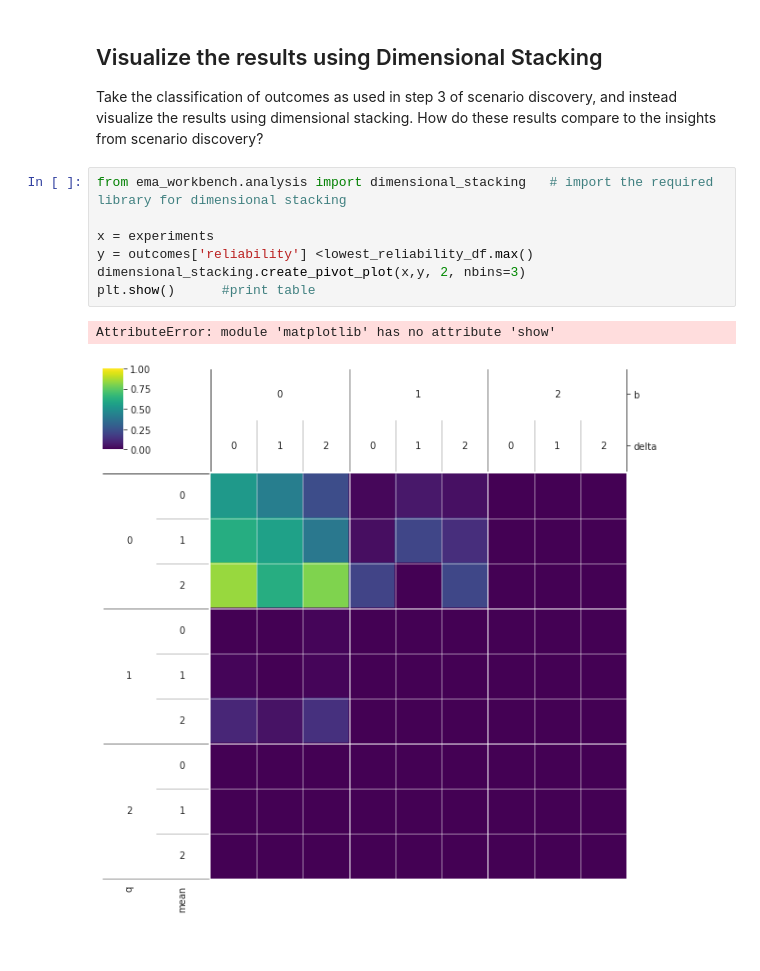
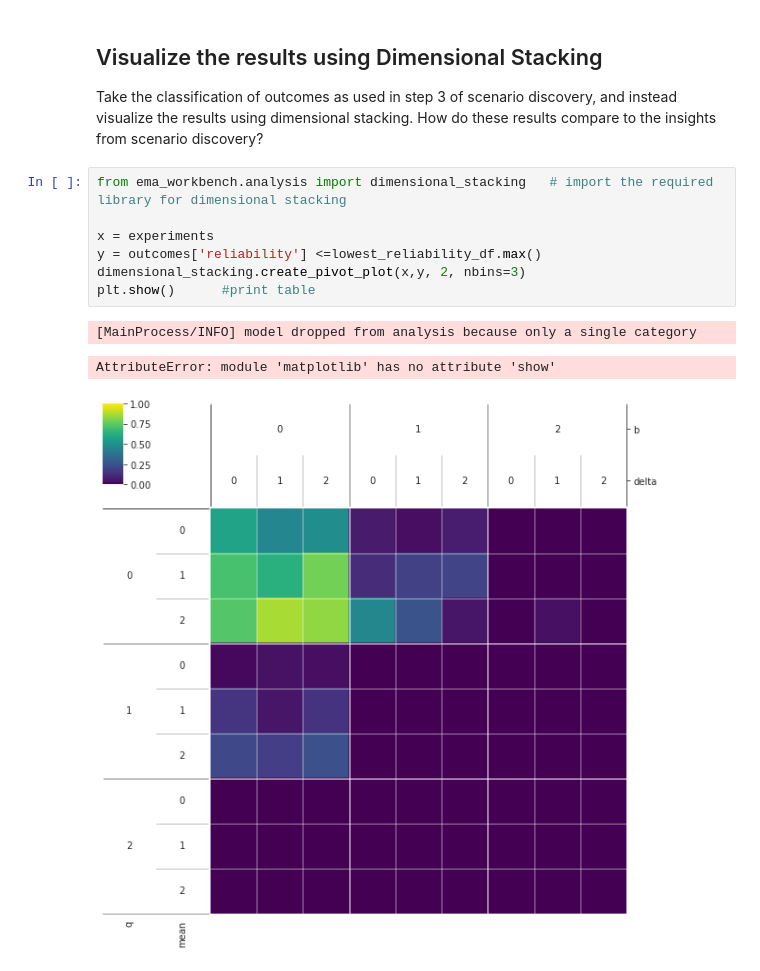
Before and after one commit to SoniAnmol/epa_1361_group_20_final_project, a Jupyter notebook: Week 3-4 - vulnerability analysis/assignment 5 - subspace partitioning lake model_RoelUpdated (2).ipynb, the cells around one changed output. Drawn from its saved outputs; the diff is of its cells as text.

```diff
--- a/Week 3-4 - vulnerability analysis/assignment 5 - subspace partitioning lake model_RoelUpdated (2).ipynb
+++ b/Week 3-4 - vulnerability analysis/assignment 5 - subspace partitioning lake model_RoelUpdated (2).ipynb
@@ -186,10 +238,11 @@ Take the classification of outcomes as used in step 3 of scenario discovery, and
 # %%
 from ema_workbench.analysis import dimensional_stacking   # import the required library for dimensional stacking
 
 x = experiments
-y = outcomes['reliability'] <lowest_reliability_df.max()
+y = outcomes['reliability'] <=lowest_reliability_df.max()
 dimensional_stacking.create_pivot_plot(x,y, 2, nbins=3)
 plt.show()      #print table
 # %% [output]
-AttributeError: module 'matplotlib' has no attribute 'show'
+[MainProcess/INFO] model dropped from analysis because only a single category
+AttributeError: module 'matplotlib' has no attribute 'show'
-[figure, old version]
+[figure, new version]
```
Also changed, not shown: parts of 15 cells of this notebook.
